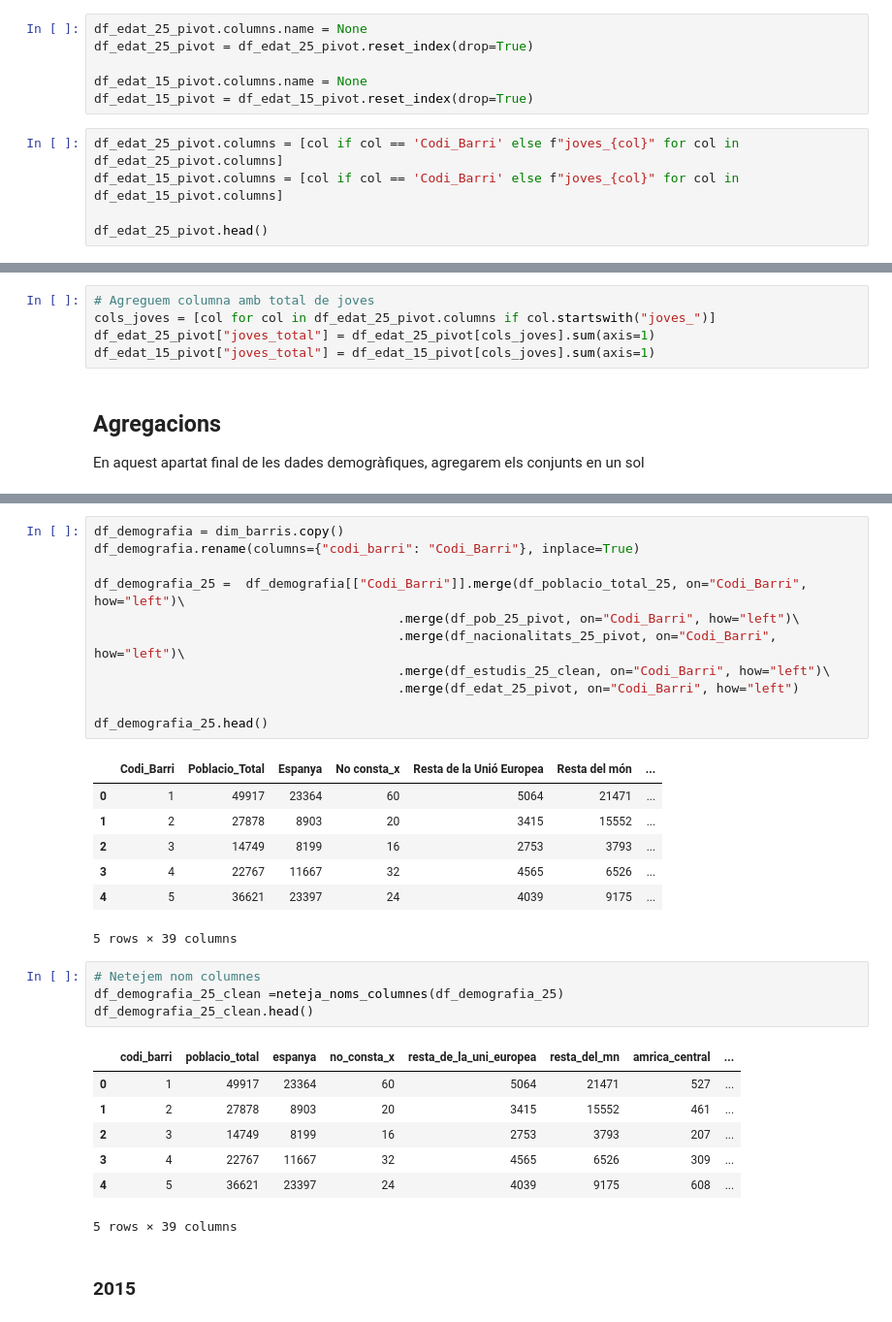
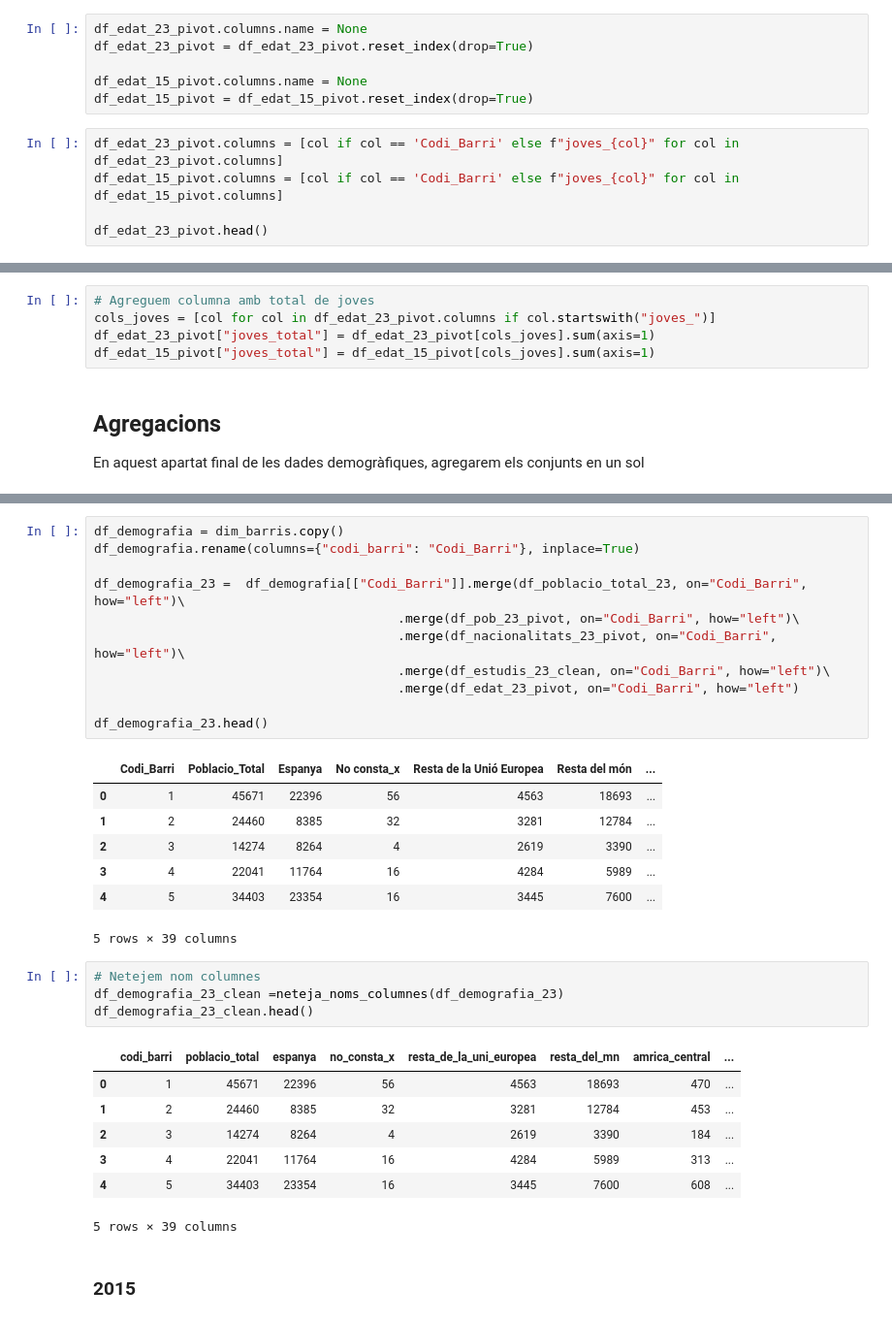
Before and after one commit to joseprau/tfm_gentrificacio_bcn, a Jupyter notebook: notebooks/ingestio_demografiques.ipynb, the cells around one changed output, grey strips where cells are left out. Shown at 97% size. Cells and saved outputs as stored; diff of their text form.

```diff
--- a/notebooks/ingestio_demografiques.ipynb
+++ b/notebooks/ingestio_demografiques.ipynb
@@ -777,13 +764,13 @@ df_edat_25_pivot.head()
 # %%
-df_edat_25_pivot.columns.name = None
-df_edat_25_pivot = df_edat_25_pivot.reset_index(drop=True)
+df_edat_23_pivot.columns.name = None
+df_edat_23_pivot = df_edat_23_pivot.reset_index(drop=True)
 
 df_edat_15_pivot.columns.name = None
 df_edat_15_pivot = df_edat_15_pivot.reset_index(drop=True)
 # %%
-df_edat_25_pivot.columns = [col if col == 'Codi_Barri' else f"joves_{col}" for col in df_edat_25_pivot.columns]
+df_edat_23_pivot.columns = [col if col == 'Codi_Barri' else f"joves_{col}" for col in df_edat_23_pivot.columns]
 df_edat_15_pivot.columns = [col if col == 'Codi_Barri' else f"joves_{col}" for col in df_edat_15_pivot.columns]
 
-df_edat_25_pivot.head()
+df_edat_23_pivot.head()
 # %% [output]
 |  | Codi_Barri | joves_Espanya | joves_No Consta | joves_Resta de la Unió Europea | joves_Resta del món |
@@ -795,7 +782,7 @@ df_edat_25_pivot.head()
 # %%
 # Agreguem columna amb total de joves
-cols_joves = [col for col in df_edat_25_pivot.columns if col.startswith("joves_")]
-df_edat_25_pivot["joves_total"] = df_edat_25_pivot[cols_joves].sum(axis=1)
+cols_joves = [col for col in df_edat_23_pivot.columns if col.startswith("joves_")]
+df_edat_23_pivot["joves_total"] = df_edat_23_pivot[cols_joves].sum(axis=1)
 df_edat_15_pivot["joves_total"] = df_edat_15_pivot[cols_joves].sum(axis=1)
 # %% [markdown]
 ## Agregacions
@@ -806,32 +793,32 @@ En aquest apartat final de les dades demogràfiques, agregarem els conjunts en u
 df_demografia = dim_barris.copy()
 df_demografia.rename(columns={"codi_barri": "Codi_Barri"}, inplace=True)
 
-df_demografia_25 =  df_demografia[["Codi_Barri"]].merge(df_poblacio_total_25, on="Codi_Barri", how="left")\
-                                        .merge(df_pob_25_pivot, on="Codi_Barri", how="left")\
-                                        .merge(df_nacionalitats_25_pivot, on="Codi_Barri", how="left")\
-                                        .merge(df_estudis_25_clean, on="Codi_Barri", how="left")\
-                                        .merge(df_edat_25_pivot, on="Codi_Barri", how="left")
+df_demografia_23 =  df_demografia[["Codi_Barri"]].merge(df_poblacio_total_23, on="Codi_Barri", how="left")\
+                                        .merge(df_pob_23_pivot, on="Codi_Barri", how="left")\
+                                        .merge(df_nacionalitats_23_pivot, on="Codi_Barri", how="left")\
+                                        .merge(df_estudis_23_clean, on="Codi_Barri", how="left")\
+                                        .merge(df_edat_23_pivot, on="Codi_Barri", how="left")
 
-df_demografia_25.head()
+df_demografia_23.head()
 # %% [output]
 |  | Codi_Barri | Poblacio_Total | Espanya | No consta_x | Resta de la Unió Europea | Resta del món | ... |
-| 0 | 1 | 49917 | 23364 | 60 | 5064 | 21471 | ... |
-| 1 | 2 | 27878 | 8903 | 20 | 3415 | 15552 | ... |
-| 2 | 3 | 14749 | 8199 | 16 | 2753 | 3793 | ... |
-| 3 | 4 | 22767 | 11667 | 32 | 4565 | 6526 | ... |
-| 4 | 5 | 36621 | 23397 | 24 | 4039 | 9175 | ... |
+| 0 | 1 | 45671 | 22396 | 56 | 4563 | 18693 | ... |
+| 1 | 2 | 24460 | 8385 | 32 | 3281 | 12784 | ... |
+| 2 | 3 | 14274 | 8264 | 4 | 2619 | 3390 | ... |
+| 3 | 4 | 22041 | 11764 | 16 | 4284 | 5989 | ... |
+| 4 | 5 | 34403 | 23354 | 16 | 3445 | 7600 | ... |
 5 rows × 39 columns
 # %%
 # Netejem nom columnes
-df_demografia_25_clean =neteja_noms_columnes(df_demografia_25)
-df_demografia_25_clean.head()
+df_demografia_23_clean =neteja_noms_columnes(df_demografia_23)
+df_demografia_23_clean.head()
 # %% [output]
 |  | codi_barri | poblacio_total | espanya | no_consta_x | resta_de_la_uni_europea | resta_del_mn | amrica_central | ... |
-| 0 | 1 | 49917 | 23364 | 60 | 5064 | 21471 | 527 | ... |
-| 1 | 2 | 27878 | 8903 | 20 | 3415 | 15552 | 461 | ... |
-| 2 | 3 | 14749 | 8199 | 16 | 2753 | 3793 | 207 | ... |
-| 3 | 4 | 22767 | 11667 | 32 | 4565 | 6526 | 309 | ... |
-| 4 | 5 | 36621 | 23397 | 24 | 4039 | 9175 | 608 | ... |
+| 0 | 1 | 45671 | 22396 | 56 | 4563 | 18693 | 470 | ... |
+| 1 | 2 | 24460 | 8385 | 32 | 3281 | 12784 | 453 | ... |
+| 2 | 3 | 14274 | 8264 | 4 | 2619 | 3390 | 184 | ... |
+| 3 | 4 | 22041 | 11764 | 16 | 4284 | 5989 | 313 | ... |
+| 4 | 5 | 34403 | 23354 | 16 | 3445 | 7600 | 608 | ... |
 5 rows × 39 columns
 # %% [markdown]
 ### 2015
```
Also changed, not shown: parts of 63 cells of this notebook, 1 other file.
